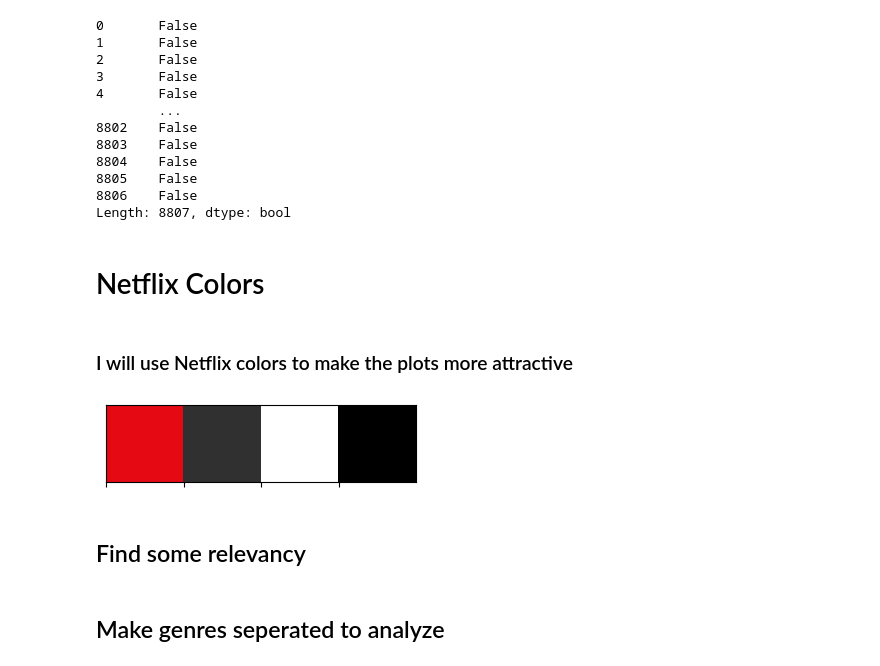
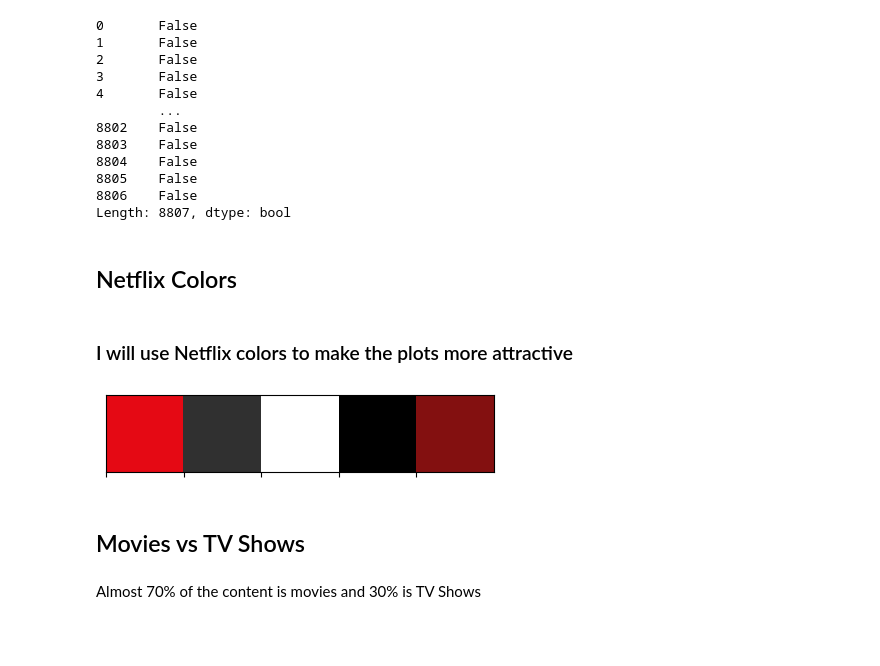
Before and after one commit to hyungchulc/Netflix-Analysis, a Jupyter notebook: Netflix-Analysis.ipynb, the cells around one changed output. Cells and saved outputs as stored; diff of their text form; code cells hidden in the pictures; blank space fills up the shorter version.

```diff
--- a/Netflix-Analysis.ipynb
+++ b/Netflix-Analysis.ipynb
@@ -120,19 +158,19 @@ nf.duplicated('title')
 8806    False
 Length: 8807, dtype: bool
 # %% [markdown]
-# Netflix Colors
+## Netflix Colors
 # %% [markdown]
 ### I will use Netflix colors to make the plots more attractive
 # %%
 #netflix color palette
-netflix_palette = ['#E50914','#303030','#FFFFFF', '#000000']
+netflix_palette = ['#E50914','#303030','#FFFFFF', '#000000','#831010']
 
 #show netflix color palette
 sns.palplot(netflix_palette)
 # %% [output]
-[figure, old version]
+[figure, new version]
-# %% [markdown]
-## Find some relevancy
+# %% [markdown]
+## Movies vs TV Shows
 # %%
 #find the number of movies and tv shows
 nf['type'].value_counts()
@@ -142,5 +180,5 @@ fig = px.pie(nf, values=nf['type'].value_counts(), names=nf['type'].value_counts
 fig.update_traces(textposition='inside', textinfo='percent+label')
 fig.update_layout(title_text='Number of Movies and TV Shows')
 fig.show()
-# %% [markdown]
-## Make genres seperated to analyze
+# %% [markdown]
+Almost 70% of the content is movies and 30% is TV Shows
```
Also changed, not shown: parts of 37 cells of this notebook.
